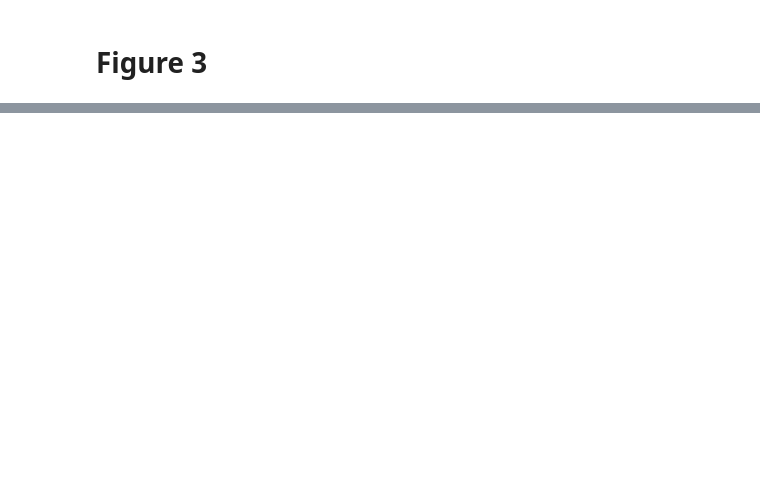
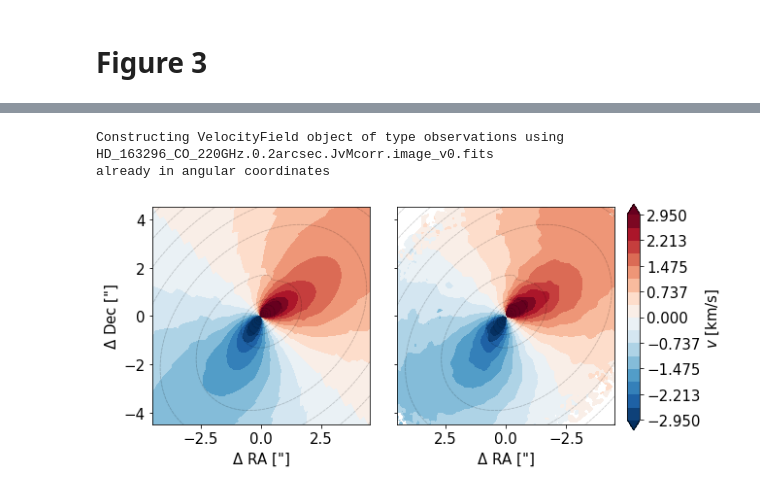
Before and after one commit to TomHilder/spiralmoments, a Jupyter notebook: paper_plots.ipynb, the cells around one changed output, grey strips where cells are left out. Cells and saved outputs as stored; diff of their text form; code cells hidden in the pictures; blank space fills up the shorter version.

```diff
--- a/paper_plots.ipynb
+++ b/paper_plots.ipynb
@@ -146,0 +205,43 @@ plt.show()
+# %%
+max_level   = 2950/1e3
+no_levels   = 17
+
+levels = np.linspace(-max_level, max_level, no_levels)
+
+cmap = plt.cm.get_cmap('RdBu')
+r_cmap = cmap.reversed()
+
+s1 = VelocityField(type="observations", name="HD_163296_CO_220GHz.0.2arcsec.JvMcorr.image_v0.fits")
+s2 = rot_wfT
+r = wake
+
+s2.convert_to_angular_coordinates()
+
+fig, ax = plt.subplots(1, 2, figsize=[9,3.8], sharey=True)
+fig.tight_layout()
+
+lim = 4.5
+ax[0].set_xlabel('$\Delta$ RA ["]')
+ax[1].set_xlabel('$\Delta$ RA ["]')
+ax[0].set_ylabel('$\Delta$ Dec ["]')
+ax[0].axis('scaled')
+ax[1].axis('scaled')
+ax[0].set_xlim(-lim,lim)
+ax[0].set_ylim(-lim,lim)
+ax[1].set_xlim(lim,-lim)
+ax[1].set_ylim(-lim,lim)
+ax[1].plot(-r.X[:-360], r.Y[:-360], c="k", alpha=0.2, ls="--", linewidth=0.8)
+ax[0].plot(r.X[:-360], r.Y[:-360], c="k", alpha=0.2, ls="--", linewidth=0.8)
+cc = ax[1].contourf(s1.X, s1.Y, s1.data/1e3, levels=levels, cmap=r_cmap, extend='both')
+ax[0].contourf(s2.X, s2.Y, s2.v_field[2,:,:]/1e3, levels=levels, cmap=r_cmap, extend='both')
+
+fig.subplots_adjust(right=0.8)
+cbar_ax = fig.add_axes([0.82, 0.1, 0.02, 0.85])
+fig.colorbar(cc, cax=cbar_ax, label=r'$v$ [km/s]')
+
+plt.savefig('moment_spiral.pdf', bbox_inches='tight', dpi=300)
+plt.show()
+# %% [output]
+Constructing VelocityField object of type observations using HD_163296_CO_220GHz.0.2arcsec.JvMcorr.image_v0.fits
+already in angular coordinates
+[figure, added]
```
Also changed, not shown: parts of 9 cells of this notebook, 1 other file.
